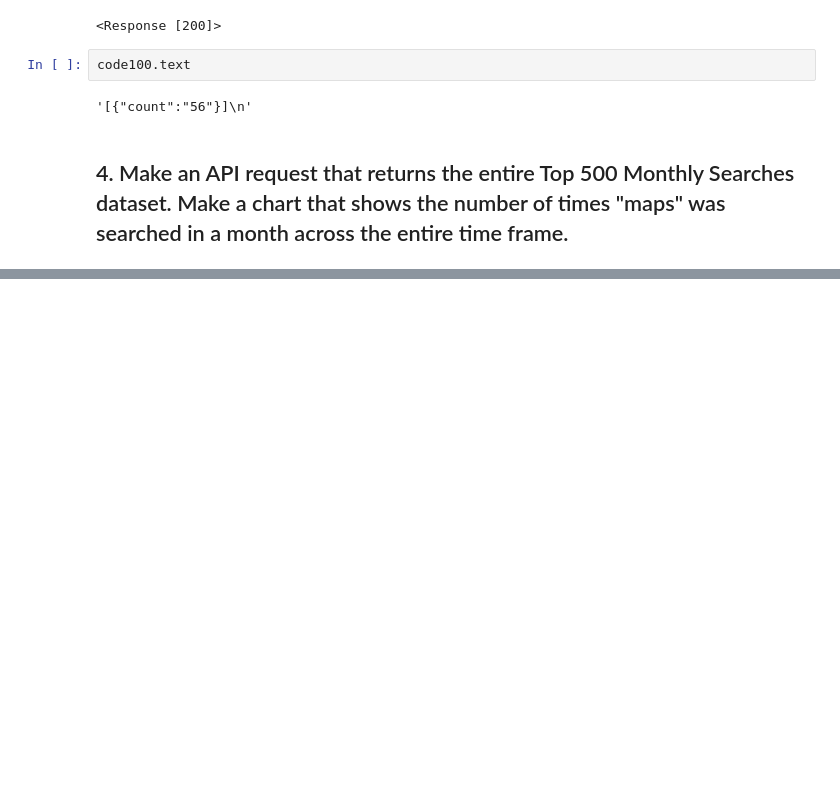
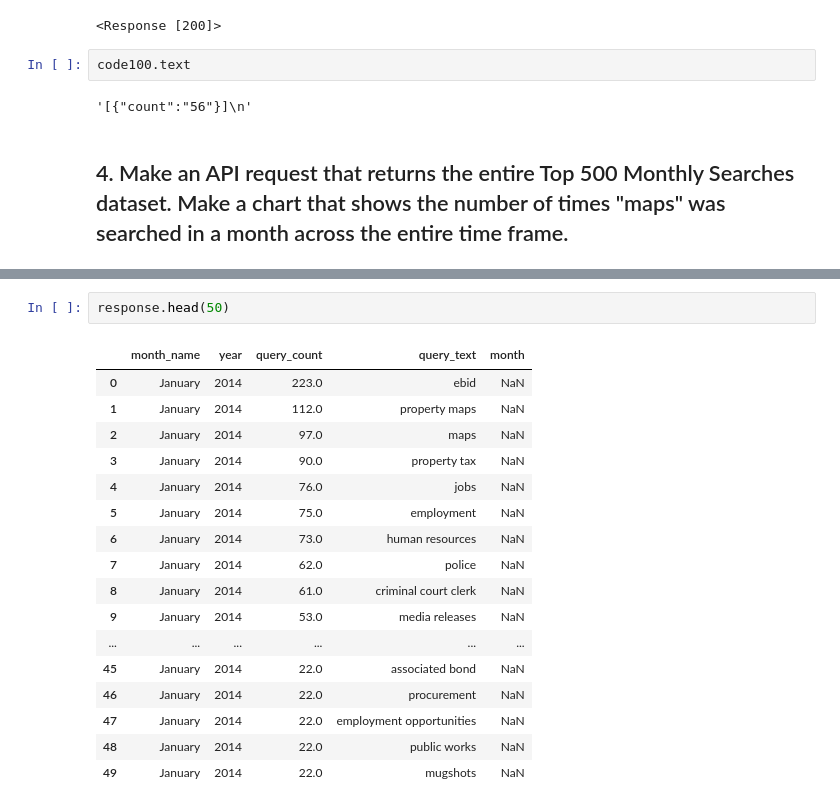
Before and after one commit to NSS-Data-Analytics-Cohort-6/socrata-api-abigailasper, a Jupyter notebook: notebooks/socrata_api.ipynb, the cells around one changed output, grey strips where cells are left out. Cells and saved outputs as stored; diff of their text form; blank space fills up the shorter version.

```diff
--- a/notebooks/socrata_api.ipynb
+++ b/notebooks/socrata_api.ipynb
@@ -96,0 +123,20 @@ code100.text
+# %%
+response.head(50)
+# %% [output]
+|  | month_name | year | query_count | query_text | month |
+| 0 | January | 2014 | 223.0 | ebid | NaN |
+| 1 | January | 2014 | 112.0 | property maps | NaN |
+| 2 | January | 2014 | 97.0 | maps | NaN |
+| 3 | January | 2014 | 90.0 | property tax | NaN |
+| 4 | January | 2014 | 76.0 | jobs | NaN |
+| 5 | January | 2014 | 75.0 | employment | NaN |
+| 6 | January | 2014 | 73.0 | human resources | NaN |
+| 7 | January | 2014 | 62.0 | police | NaN |
+| 8 | January | 2014 | 61.0 | criminal court clerk | NaN |
+| 9 | January | 2014 | 53.0 | media releases | NaN |
+| ... | ... | ... | ... | ... | ... |
+| 45 | January | 2014 | 22.0 | associated bond | NaN |
+| 46 | January | 2014 | 22.0 | procurement | NaN |
+| 47 | January | 2014 | 22.0 | employment opportunities | NaN |
+| 48 | January | 2014 | 22.0 | public works | NaN |
+| 49 | January | 2014 | 22.0 | mugshots | NaN |
```
Also changed, not shown: parts of 18 cells of this notebook.
